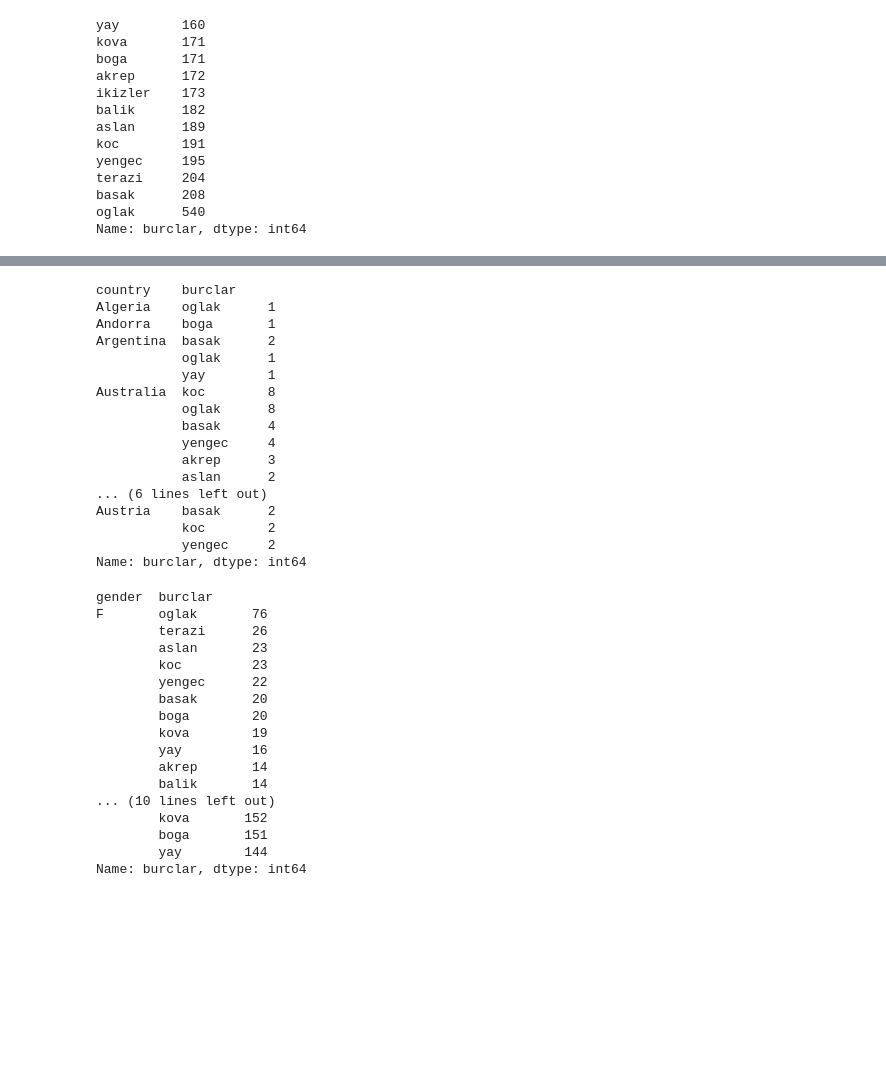
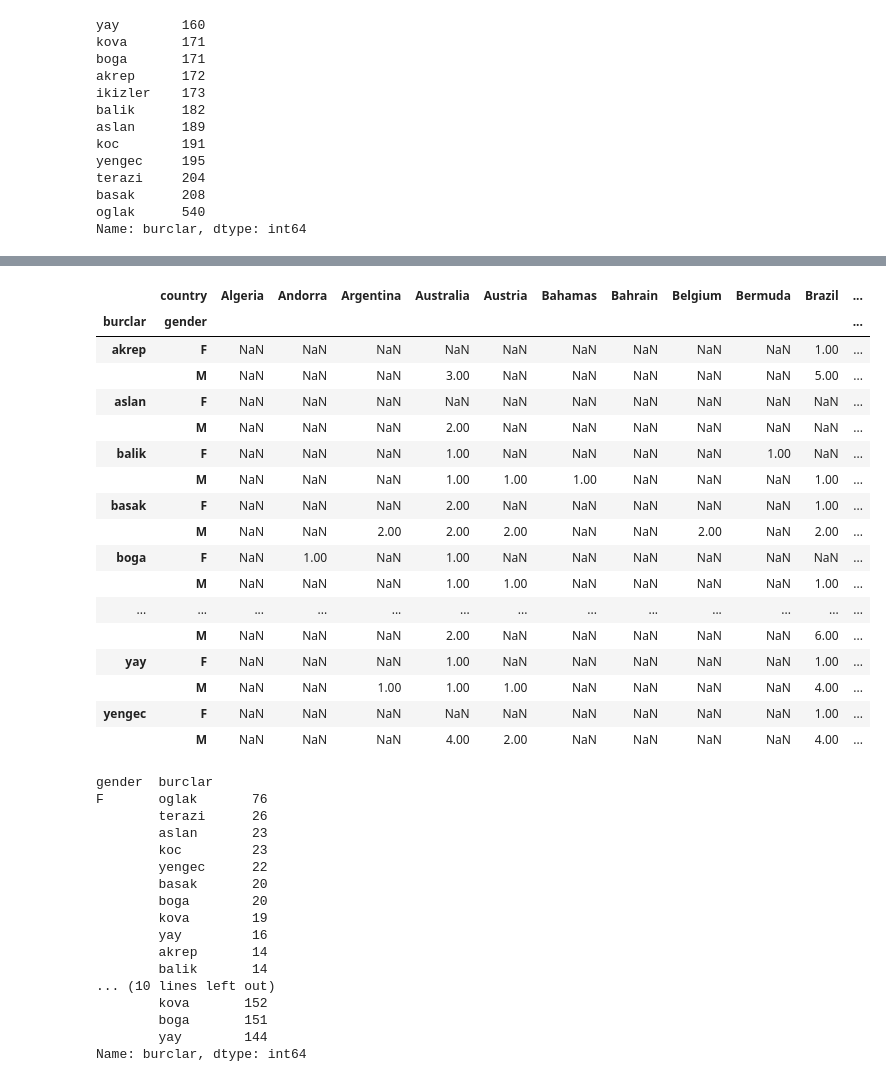
Before and after one commit to abdullahcayde/Trainings, a Jupyter notebook: Data_Preprocessing/forbes_2022.ipynb, the cells around one changed output, grey strips where cells are left out. Drawn from its saved outputs; the diff is of its cells as text; code cells hidden in the pictures; blank space fills up the shorter version.

```diff
--- a/Data_Preprocessing/forbes_2022.ipynb
+++ b/Data_Preprocessing/forbes_2022.ipynb
@@ -725,23 +712,24 @@ pd.reset_option('max_rows')
-# %%
-df_burclar.groupby('country')['burclar'].value_counts().head(20)
-# %% [output]
-country    burclar
-Algeria    oglak      1
-Andorra    boga       1
-Argentina  basak      2
-           oglak      1
-           yay        1
-Australia  koc        8
-           oglak      8
-           basak      4
-           yengec     4
-           akrep      3
-           aslan      2
-... (6 lines left out)
-Austria    basak      2
-           koc        2
-           yengec     2
-Name: burclar, dtype: int64
+# %%
+df_burclar.pivot_table(values='count', columns='country', index=['burclar', 'gender'], aggfunc=np.sum)
+# %% [output]
+|  | country | Algeria | Andorra | Argentina | Australia | Austria | Bahamas | Bahrain | Belgium | Bermuda | Brazil | ... |
+| burclar | gender |  |  |  |  |  |  |  |  |  |  | ... |
+| akrep | F | NaN | NaN | NaN | NaN | NaN | NaN | NaN | NaN | NaN | 1.00 | ... |
+|  | M | NaN | NaN | NaN | 3.00 | NaN | NaN | NaN | NaN | NaN | 5.00 | ... |
+| aslan | F | NaN | NaN | NaN | NaN | NaN | NaN | NaN | NaN | NaN | NaN | ... |
+|  | M | NaN | NaN | NaN | 2.00 | NaN | NaN | NaN | NaN | NaN | NaN | ... |
+| balik | F | NaN | NaN | NaN | 1.00 | NaN | NaN | NaN | NaN | 1.00 | NaN | ... |
+|  | M | NaN | NaN | NaN | 1.00 | 1.00 | 1.00 | NaN | NaN | NaN | 1.00 | ... |
+| basak | F | NaN | NaN | NaN | 2.00 | NaN | NaN | NaN | NaN | NaN | 1.00 | ... |
+|  | M | NaN | NaN | 2.00 | 2.00 | 2.00 | NaN | NaN | 2.00 | NaN | 2.00 | ... |
+| boga | F | NaN | 1.00 | NaN | 1.00 | NaN | NaN | NaN | NaN | NaN | NaN | ... |
+|  | M | NaN | NaN | NaN | 1.00 | 1.00 | NaN | NaN | NaN | NaN | 1.00 | ... |
+| ... | ... | ... | ... | ... | ... | ... | ... | ... | ... | ... | ... | ... |
+|  | M | NaN | NaN | NaN | 2.00 | NaN | NaN | NaN | NaN | NaN | 6.00 | ... |
+| yay | F | NaN | NaN | NaN | 1.00 | NaN | NaN | NaN | NaN | NaN | 1.00 | ... |
+|  | M | NaN | NaN | 1.00 | 1.00 | 1.00 | NaN | NaN | NaN | NaN | 4.00 | ... |
+| yengec | F | NaN | NaN | NaN | NaN | NaN | NaN | NaN | NaN | NaN | 1.00 | ... |
+|  | M | NaN | NaN | NaN | 4.00 | 2.00 | NaN | NaN | NaN | NaN | 4.00 | ... |
 # %%
 df_burclar.groupby('gender')['burclar'].value_counts()
 # %% [output]
```
Also changed, not shown: parts of 20 cells of this notebook.
